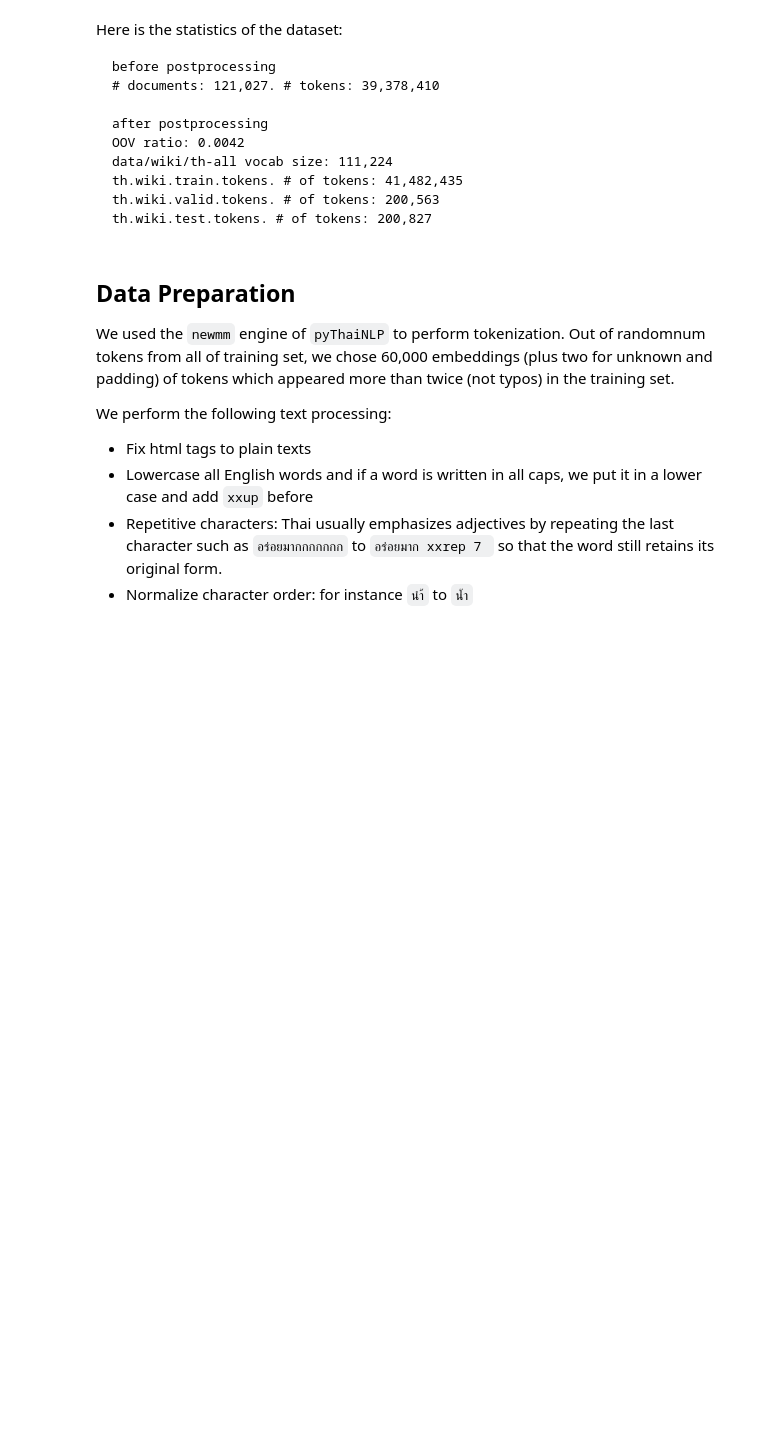
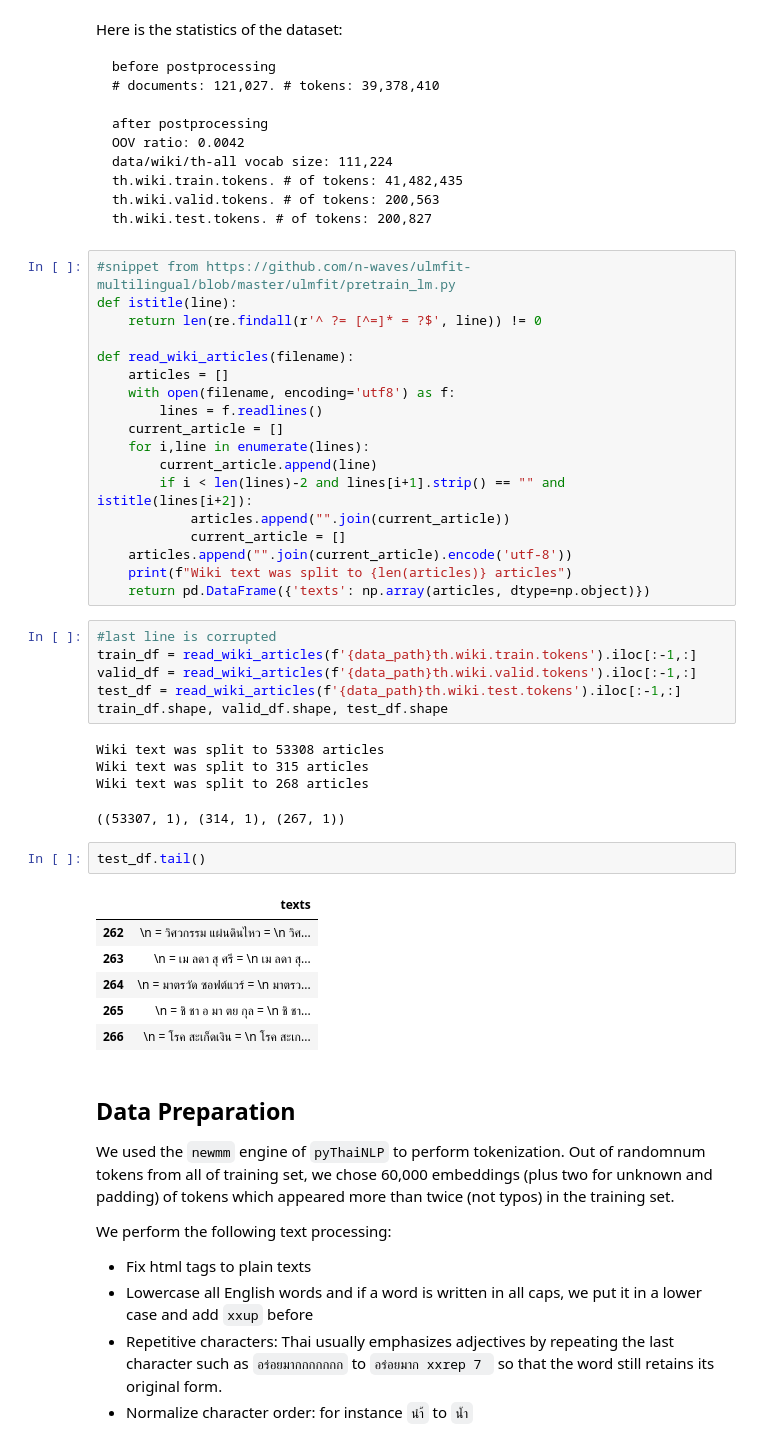
Before and after one commit to cstorm125/thai2fit, a Jupyter notebook: notebook/thwiki_lm.ipynb, the cells around one changed output. Cells and saved outputs as stored; diff of their text form; blank space fills up the shorter version.

````diff
--- a/notebook/thwiki_lm.ipynb
+++ b/notebook/thwiki_lm.ipynb
@@ -56,6 +55,44 @@ th.wiki.train.tokens. # of tokens: 41,482,435
 th.wiki.valid.tokens. # of tokens: 200,563
 th.wiki.test.tokens. # of tokens: 200,827
 ```
+# %%
+#snippet from https://github.com/n-waves/ulmfit-multilingual/blob/master/ulmfit/pretrain_lm.py
+def istitle(line):
+    return len(re.findall(r'^ ?= [^=]* = ?$', line)) != 0
+
+def read_wiki_articles(filename):
+    articles = []
+    with open(filename, encoding='utf8') as f:
+        lines = f.readlines()
+    current_article = []
+    for i,line in enumerate(lines):
+        current_article.append(line)
+        if i < len(lines)-2 and lines[i+1].strip() == "" and istitle(lines[i+2]):
+            articles.append("".join(current_article))
+            current_article = []
+    articles.append("".join(current_article).encode('utf-8'))
+    print(f"Wiki text was split to {len(articles)} articles")
+    return pd.DataFrame({'texts': np.array(articles, dtype=np.object)})
+# %%
+#last line is corrupted
+train_df = read_wiki_articles(f'{data_path}th.wiki.train.tokens').iloc[:-1,:]
+valid_df = read_wiki_articles(f'{data_path}th.wiki.valid.tokens').iloc[:-1,:]
+test_df = read_wiki_articles(f'{data_path}th.wiki.test.tokens').iloc[:-1,:]
+train_df.shape, valid_df.shape, test_df.shape
+# %% [output]
+Wiki text was split to 53308 articles
+Wiki text was split to 315 articles
+Wiki text was split to 268 articles
+((53307, 1), (314, 1), (267, 1))
+# %%
+test_df.tail()
+# %% [output]
+|  | texts |
+| 262 | \n = วิศวกรรม แผ่นดินไหว = \n วิศ... |
+| 263 | \n = เม ลดา สุ ศรี = \n เม ลดา สุ... |
+| 264 | \n = มาตรวัด ซอฟต์แวร์ = \n มาตรว... |
+| 265 | \n = ชิ ชา อ มา ตย กุล = \n ชิ ชา... |
+| 266 | \n = โรค สะเก็ดเงิน = \n โรค สะเก... |
 # %% [markdown]
 ## Data Preparation
 
````
Also changed, not shown: parts of 41 cells of this notebook, 4 other files.
